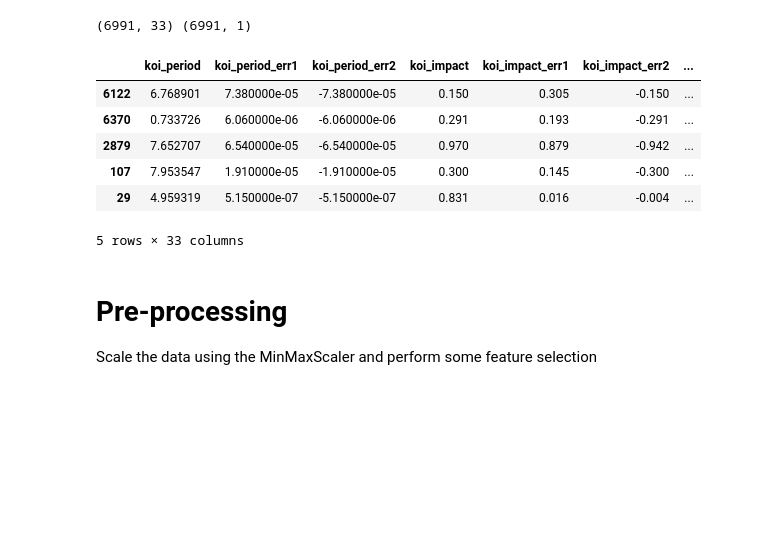
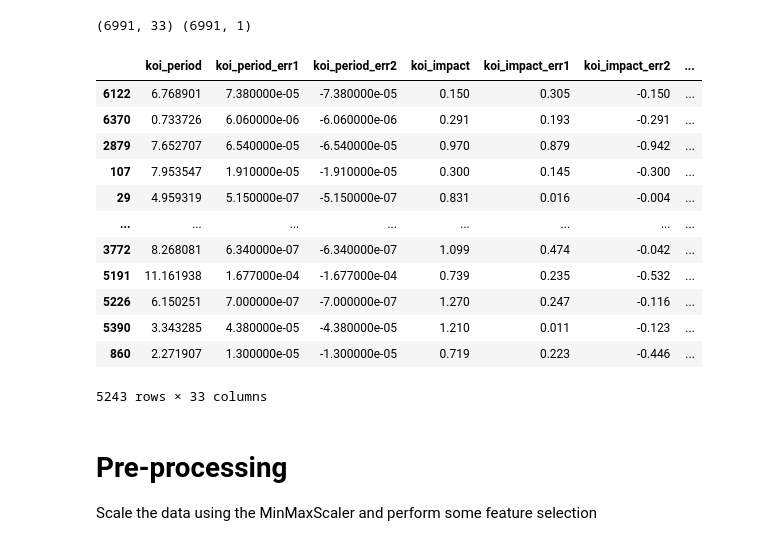
Before and after one commit to kehull/machine-learning-challenge, a Jupyter notebook: model_1.ipynb, the cells around one changed output. Saved outputs shown, nothing was run; the diff lists cells and outputs as text; code cells hidden in the pictures; blank space fills up the shorter version.

```diff
--- a/model_1.ipynb
+++ b/model_1.ipynb
@@ -116,17 +116,23 @@ print(X.shape, y.shape)
 # %%
 from sklearn.model_selection import train_test_split
 
 X_train, X_test, y_train, y_test = train_test_split(X, y, random_state=42)
 
-X_train.head()
+X_train
 # %% [output]
 |  | koi_period | koi_period_err1 | koi_period_err2 | koi_impact | koi_impact_err1 | koi_impact_err2 | ... |
 | 6122 | 6.768901 | 7.380000e-05 | -7.380000e-05 | 0.150 | 0.305 | -0.150 | ... |
 | 6370 | 0.733726 | 6.060000e-06 | -6.060000e-06 | 0.291 | 0.193 | -0.291 | ... |
 | 2879 | 7.652707 | 6.540000e-05 | -6.540000e-05 | 0.970 | 0.879 | -0.942 | ... |
 | 107 | 7.953547 | 1.910000e-05 | -1.910000e-05 | 0.300 | 0.145 | -0.300 | ... |
 | 29 | 4.959319 | 5.150000e-07 | -5.150000e-07 | 0.831 | 0.016 | -0.004 | ... |
+| ... | ... | ... | ... | ... | ... | ... | ... |
+| 3772 | 8.268081 | 6.340000e-07 | -6.340000e-07 | 1.099 | 0.474 | -0.042 | ... |
+| 5191 | 11.161938 | 1.677000e-04 | -1.677000e-04 | 0.739 | 0.235 | -0.532 | ... |
+| 5226 | 6.150251 | 7.000000e-07 | -7.000000e-07 | 1.270 | 0.247 | -0.116 | ... |
+| 5390 | 3.343285 | 4.380000e-05 | -4.380000e-05 | 1.210 | 0.011 | -0.123 | ... |
+| 860 | 2.271907 | 1.300000e-05 | -1.300000e-05 | 0.719 | 0.223 | -0.446 | ... |
-5 rows × 33 columns
+5243 rows × 33 columns
 # %% [markdown]
 # Pre-processing
 
```
Also changed, not shown: parts of 9 cells of this notebook.
